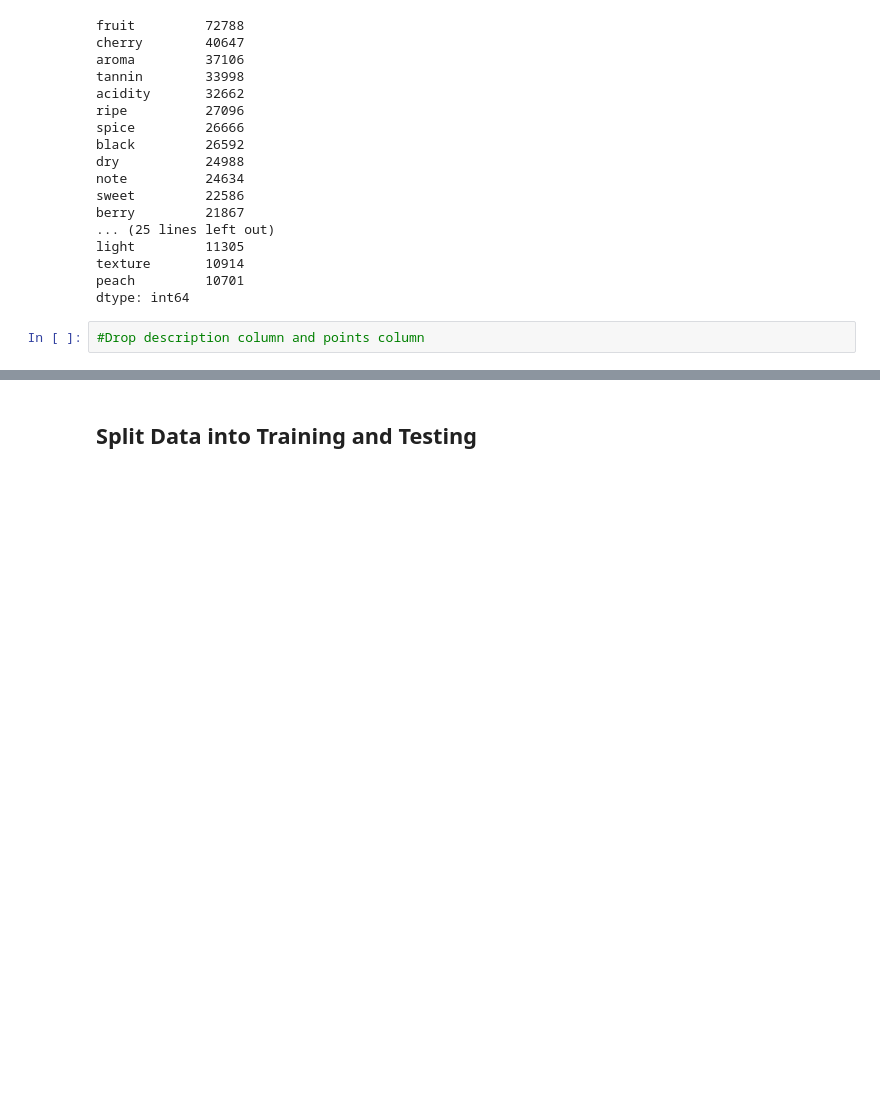
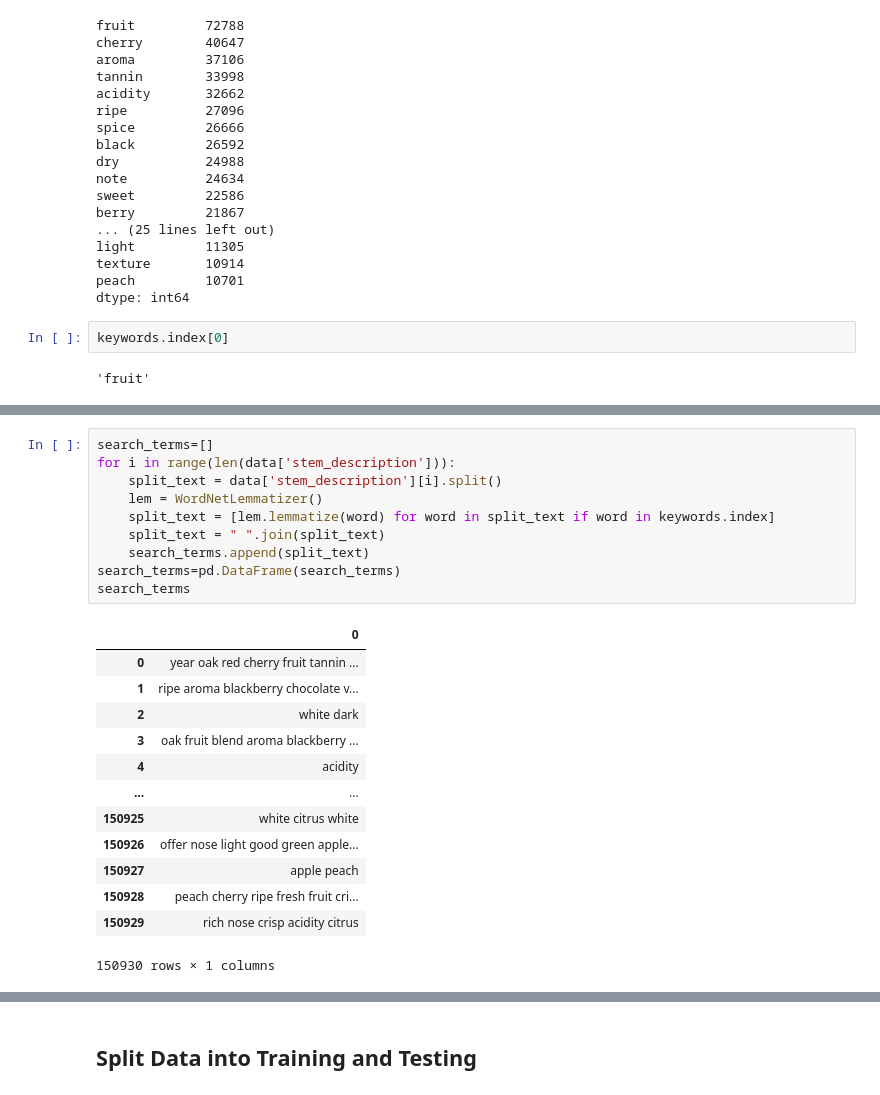
Before and after one commit to nataliepoorcreations/Wine_Reviews_Project, a Jupyter notebook: Machine_learning_model.ipynb, the cells around one changed output, grey strips where cells are left out. Saved outputs shown, nothing was run; the diff lists cells and outputs as text; blank space fills up the shorter version.

```diff
--- a/Machine_learning_model.ipynb
+++ b/Machine_learning_model.ipynb
@@ -147,8 +147,10 @@ light         11305
 texture       10914
 peach         10701
 dtype: int64
-# %%
-#Drop description column and points column
+# %%
+keywords.index[0]
+# %% [output]
+'fruit'
 # %%
 data.head()
 # %% [output]
@@ -158,3 +160,27 @@ data.head()
 | 2 | 2 | US | Mac Watson honors the memory of a... | Special Selected Late Harvest | 96 | 90.0 | California | Knights Valley | Sonoma | ... |
 | 3 | 3 | US | This spent 20 months in 30% new F... | Reserve | 96 | 65.0 | Oregon | Willamette Valley | Willamette Valley | ... |
 | 4 | 4 | France | This is the top wine from La Bégu... | La Brûlade | 95 | 66.0 | Provence | Bandol | NaN | ... |
+# %%
+search_terms=[]
+for i in range(len(data['stem_description'])):
+    split_text = data['stem_description'][i].split()
+    lem = WordNetLemmatizer()
+    split_text = [lem.lemmatize(word) for word in split_text if word in keywords.index]
+    split_text = " ".join(split_text)
+    search_terms.append(split_text)
+search_terms=pd.DataFrame(search_terms)
+search_terms
+# %% [output]
+|  | 0 |
+| 0 | year oak red cherry fruit tannin ... |
+| 1 | ripe aroma blackberry chocolate v... |
+| 2 | white dark |
+| 3 | oak fruit blend aroma blackberry ... |
+| 4 | acidity |
+| ... | ... |
+| 150925 | white citrus white |
+| 150926 | offer nose light good green apple... |
+| 150927 | apple peach |
+| 150928 | peach cherry ripe fresh fruit cri... |
+| 150929 | rich nose crisp acidity citrus |
+150930 rows × 1 columns
```
Also changed, not shown: parts of 3 cells of this notebook.
